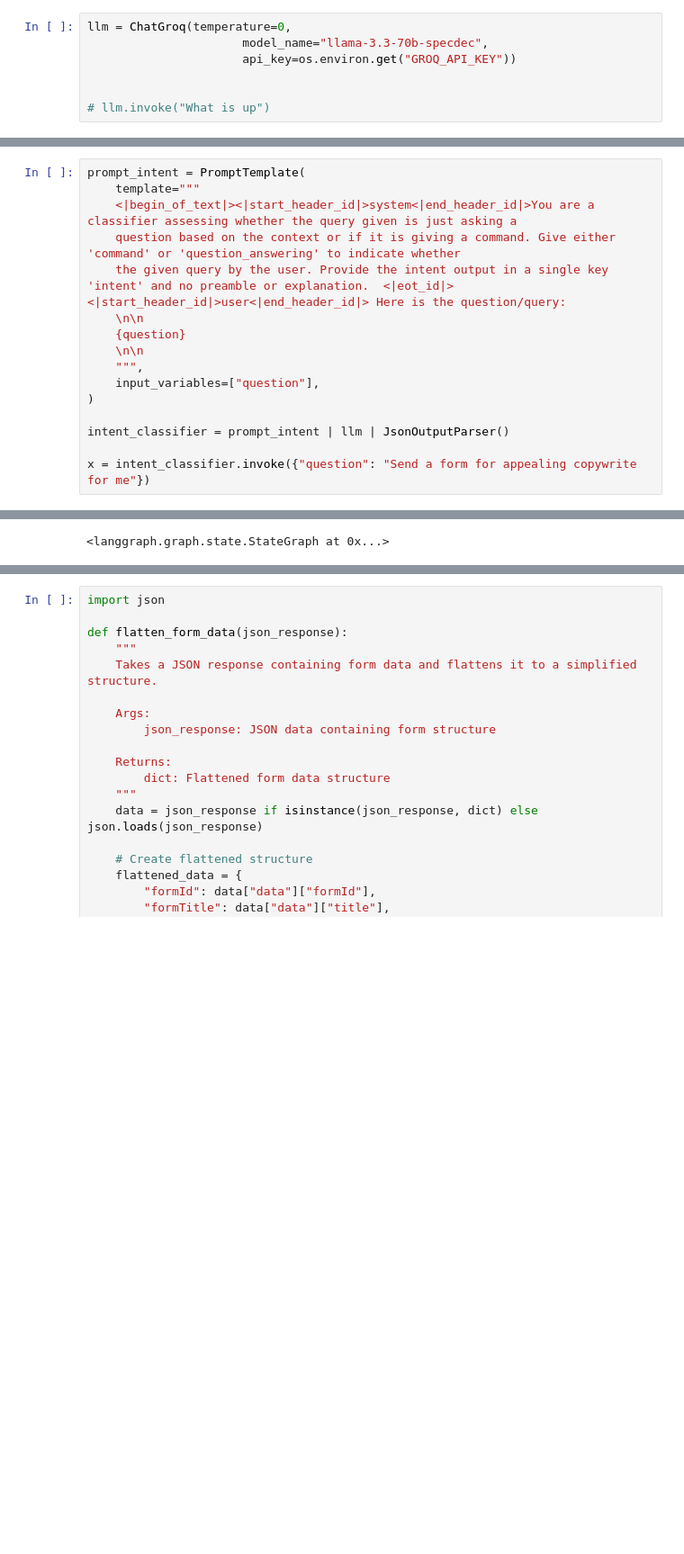
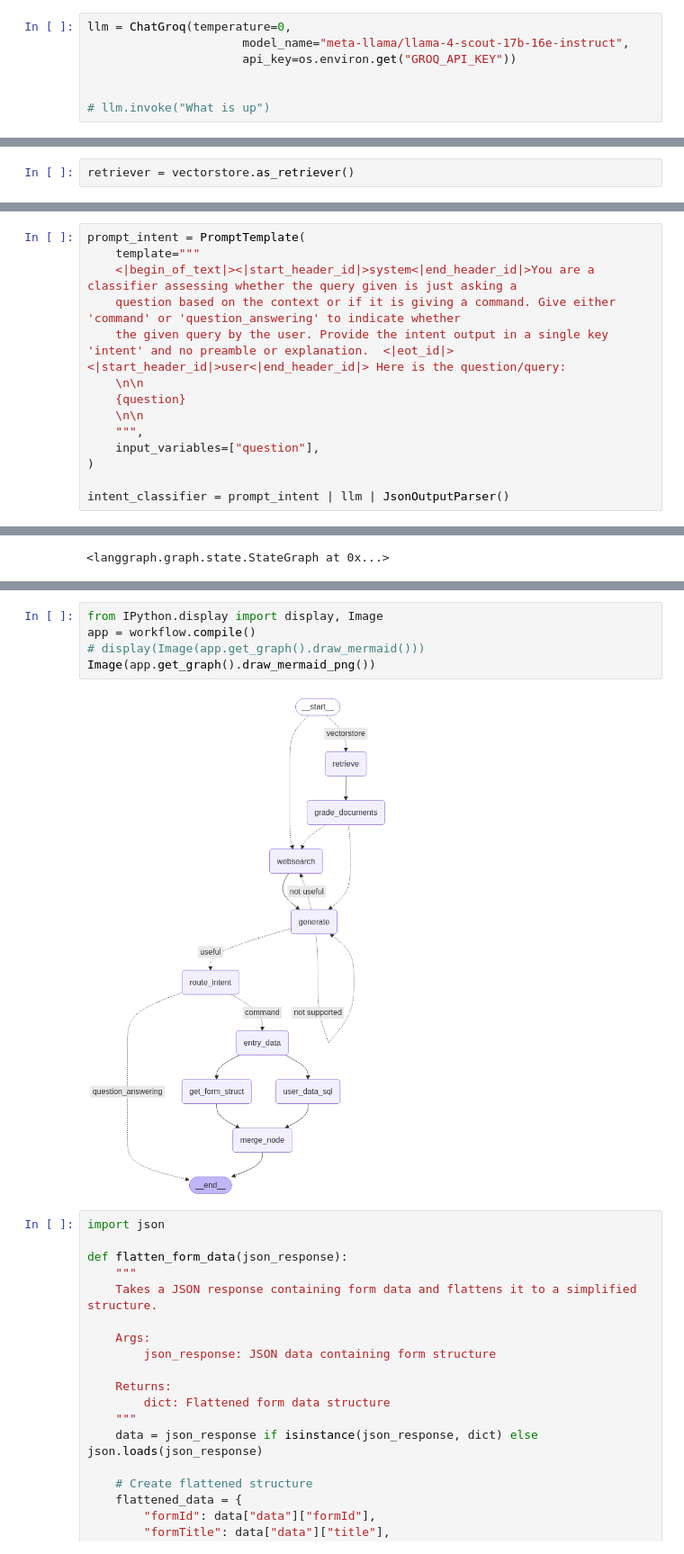
Before and after one commit to sidhant-sriv/bits-hack-agent, a Jupyter notebook: proto.ipynb, the cells around one changed output, grey strips where cells are left out. Shown: that part at 90% size. Saved outputs shown, nothing was run; the diff lists cells and outputs as text; blank space fills up the shorter version.

```diff
--- a/proto.ipynb
+++ b/proto.ipynb
@@ -9,7 +9,7 @@ load_dotenv()
 True
 # %%
 llm = ChatGroq(temperature=0,
-                      model_name="llama-3.3-70b-specdec",
+                      model_name="meta-llama/llama-4-scout-17b-16e-instruct",
                       api_key=os.environ.get("GROQ_API_KEY"))
 
 
@@ -108,6 +110,8 @@ vectorstore = Chroma.from_documents(documents=split_docs,
                                     embedding=embeddings,
                                     collection_name="full-context",
                                     persist_directory="vector")
+# %%
+retriever = vectorstore.as_retriever()
 # %%
 import time
 from langchain.prompts import PromptTemplate
@@ -223,8 +227,6 @@ prompt_intent = PromptTemplate(
 )
 
 intent_classifier = prompt_intent | llm | JsonOutputParser()
-
-x = intent_classifier.invoke({"question": "Send a form for appealing copywrite for me"})
 # %%
 import os
 from langchain_community.tools.tavily_search import TavilySearchResults
@@ -518,3 +514,10 @@ NameError: name 'workflow' is not defined
+# %%
+from IPython.display import display, Image
+app = workflow.compile()
+# display(Image(app.get_graph().draw_mermaid()))
+Image(app.get_graph().draw_mermaid_png())
+# %% [output]
+[figure, added]
 # %%
 import json
 
```
Also changed, not shown: parts of 4 cells of this notebook, 17 other files.
